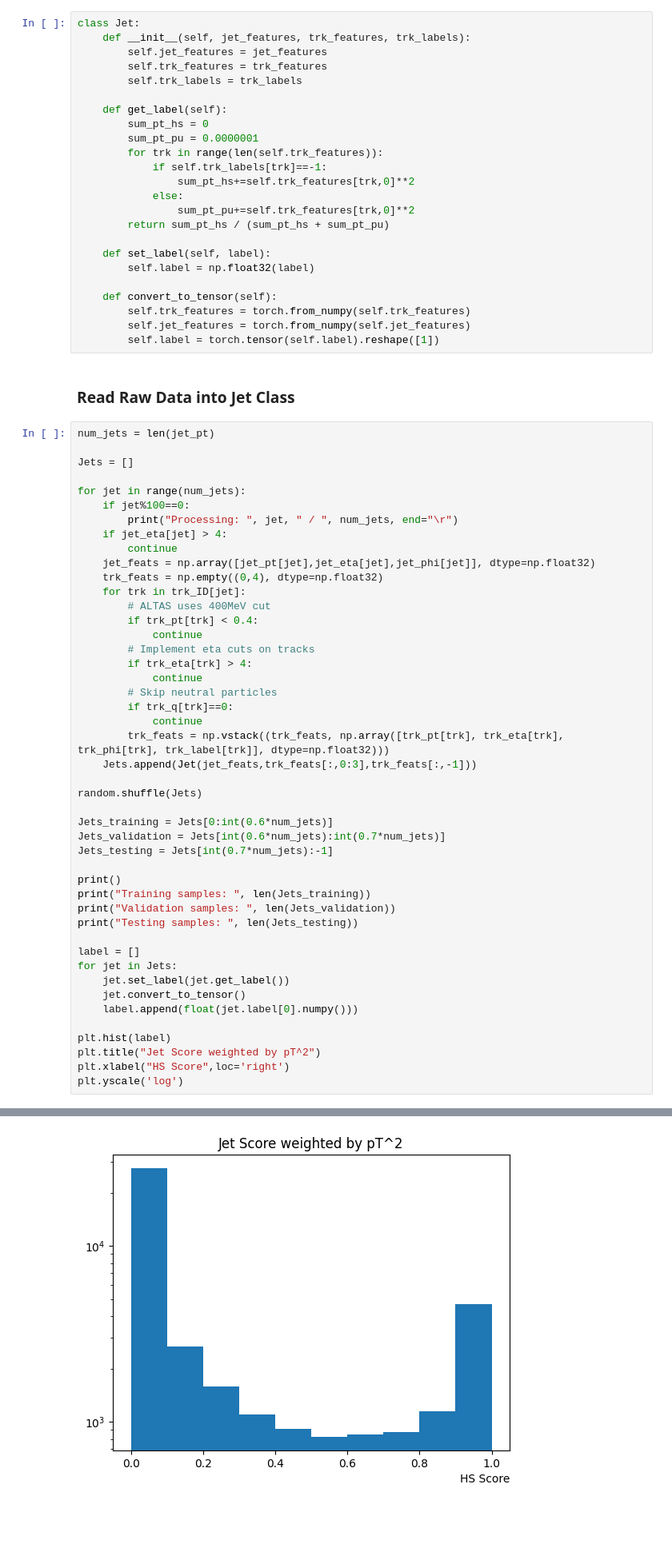
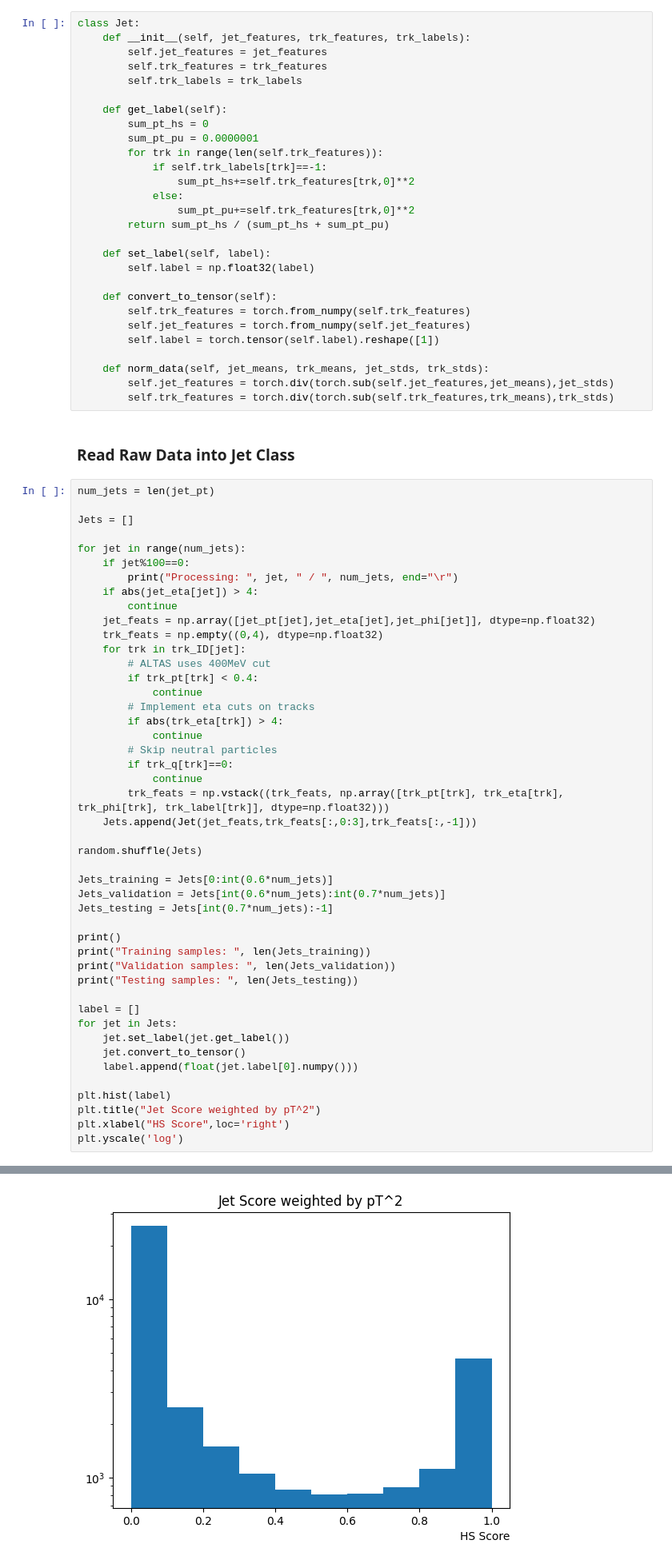
Before and after one commit to LukeV37/Pythia, a Jupyter notebook: Jet_Attention_Model_with_Batches.ipynb, the cells around one changed output, grey strips where cells are left out. Shown: that part at 80% size. Saved outputs shown, nothing was run; the diff lists cells and outputs as text; blank space fills up the shorter version.

```diff
--- a/Jet_Attention_Model_with_Batches.ipynb
+++ b/Jet_Attention_Model_with_Batches.ipynb
@@ -48,6 +49,10 @@ class Jet:
         self.trk_features = torch.from_numpy(self.trk_features)
         self.jet_features = torch.from_numpy(self.jet_features)
         self.label = torch.tensor(self.label).reshape([1])
+
+    def norm_data(self, jet_means, trk_means, jet_stds, trk_stds):
+        self.jet_features = torch.div(torch.sub(self.jet_features,jet_means),jet_stds)
+        self.trk_features = torch.div(torch.sub(self.trk_features,trk_means),trk_stds)
 # %% [markdown]
 ### Read Raw Data into Jet Class
 # %%
@@ -58,7 +63,7 @@ Jets = []
 for jet in range(num_jets):
     if jet%100==0:
         print("Processing: ", jet, " / ", num_jets, end="\r")
-    if jet_eta[jet] > 4:
+    if abs(jet_eta[jet]) > 4:
         continue
     jet_feats = np.array([jet_pt[jet],jet_eta[jet],jet_phi[jet]], dtype=np.float32)
     trk_feats = np.empty((0,4), dtype=np.float32)
@@ -67,7 +72,7 @@ for jet in range(num_jets):
         if trk_pt[trk] < 0.4:
             continue
         # Implement eta cuts on tracks
-        if trk_eta[trk] > 4:
+        if abs(trk_eta[trk]) > 4:
             continue
         # Skip neutral particles
         if trk_q[trk]==0:
@@ -104 +109 @@ Testing samples:  11142
-[figure, old version]
+[figure, new version]
```
Also changed, not shown: parts of 7 cells of this notebook.
